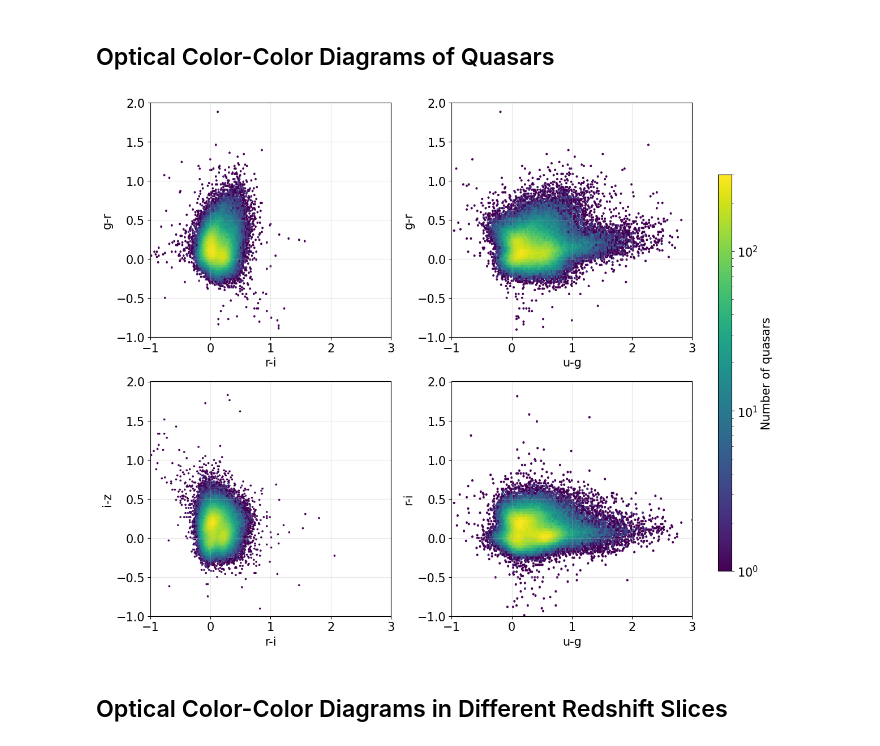
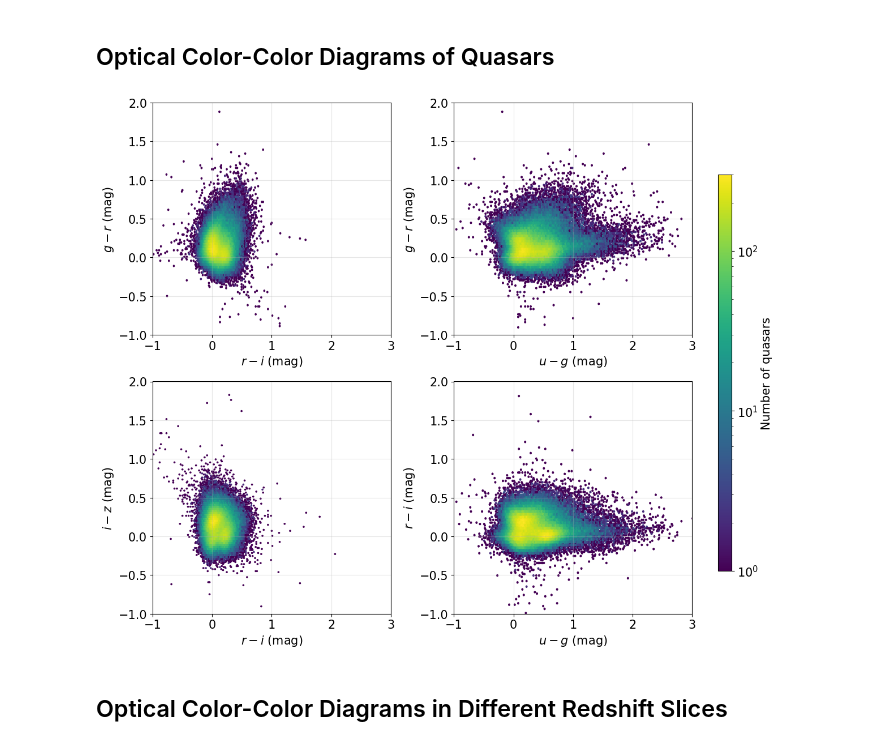
Before and after one commit to hdangle/Redshift-Evolution-of-SDSS-Quasar-Colors-and-Their-Photometric-Overlap-with-the-Stellar-Locus, a Jupyter notebook: Notebooks/02_Color_Evolution.ipynb, the cells around one changed output. Drawn from its saved outputs; the diff is of its cells as text; code cells hidden in the pictures.

```diff
--- a/Notebooks/02_Color_Evolution.ipynb
+++ b/Notebooks/02_Color_Evolution.ipynb
@@ -12,45 +12,43 @@ warnings.filterwarnings('ignore')
 os.makedirs(os.path.join(os.getcwd(), '..', 'Figures'), exist_ok=True)
 
 qso_colors = np.load(os.path.join(os.getcwd(), '..', 'Outputs', 'Quasar_Colors.npz'))
-r_i_clean_qso = qso_colors['r_i_clean_qso']
-g_r_clean_qso = qso_colors['g_r_clean_qso']
-u_g_clean_qso = qso_colors['u_g_clean_qso']
-i_z_clean_qso = qso_colors['i_z_clean_qso']
-Z = qso_colors['Z']
+r_i_dered_qso = qso_colors['r_i_dered_qso']
+g_r_dered_qso = qso_colors['g_r_dered_qso']
+u_g_dered_qso = qso_colors['u_g_dered_qso']
+i_z_dered_qso = qso_colors['i_z_dered_qso']
+z_pca = qso_colors['Z_PCA']
 # %% [markdown]
 ## Optical Color-Color Diagrams of Quasars
 # %%
 color_pairs = [
-    (r_i_clean_qso, g_r_clean_qso, 'r-i', 'g-r'),
-    (u_g_clean_qso, g_r_clean_qso, 'u-g', 'g-r'),
-    (r_i_clean_qso, i_z_clean_qso, 'r-i', 'i-z'),
-    (u_g_clean_qso, r_i_clean_qso, 'u-g', 'r-i')
+    (r_i_dered_qso, g_r_dered_qso, '$r-i$ (mag)', '$g-r$ (mag)'),
+    (u_g_dered_qso, g_r_dered_qso, '$u-g$ (mag)', '$g-r$ (mag)'),
+    (r_i_dered_qso, i_z_dered_qso, '$r-i$ (mag)', '$i-z$ (mag)'),
+    (u_g_dered_qso, r_i_dered_qso, '$u-g$ (mag)', '$r-i$ (mag)')
 ]
 
 fig, axes = plt.subplots(2,2,figsize=(12,10),sharex=False,sharey=False)
 
 axes = axes.flatten()
 
 for ax, (x, y, xlabel, ylabel) in zip(axes, color_pairs):
     hb = ax.hexbin(x,y,gridsize=200,cmap='viridis',mincnt=1,norm=LogNorm())
     ax.set_xlim(-1,3)
     ax.set_ylim(-1,2)
     ax.set_xlabel(xlabel,fontsize=15)
     ax.set_ylabel(ylabel,fontsize=15)
     ax.tick_params(axis='both', which='major', labelsize=15)
     ax.grid(alpha=0.3)
 cbar_ax=fig.add_axes([0.92, 0.15, 0.02, 0.7])
 fig.colorbar(hb,cax=cbar_ax,label='Number of quasars')
 cbar_ax.yaxis.label.set_size(15)
 cbar_ax.tick_params(labelsize=15)
 
-#fig.suptitle('Optical Color-Color Diagrams of Quasars',fontsize=15)
-
 plt.tight_layout(rect=[0, 0, 0.9, 1])
 plt.savefig(os.path.join(os.getcwd(), '..', 'Figures', 'Optical Color-Color Diagrams of Quasars.png'), dpi=300, bbox_inches='tight')
 plt.show()
 # %% [output]
-[figure, old version]
+[figure, new version]
 # %% [markdown]
 ## Optical Color-Color Diagrams in Different Redshift Slices
 # %%
```
Also changed, not shown: parts of 8 cells of this notebook, 30 other files.
